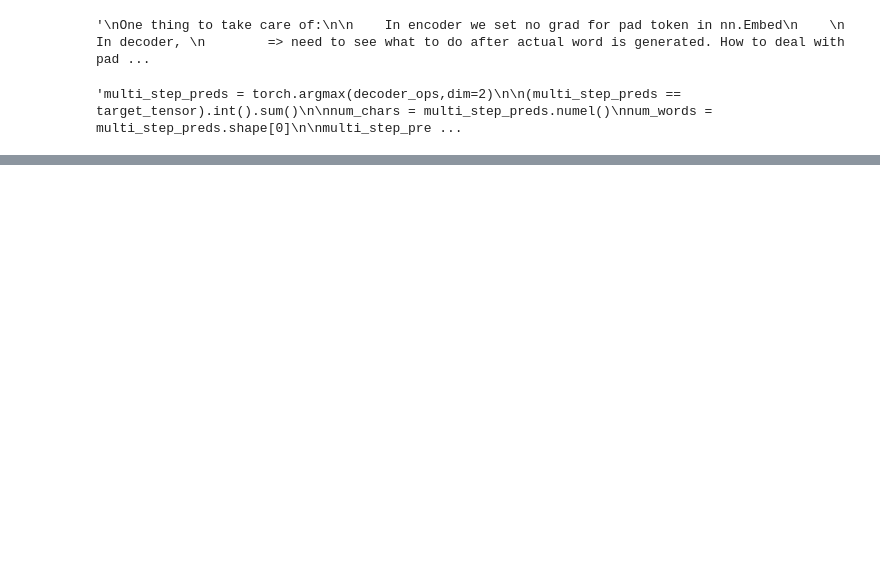
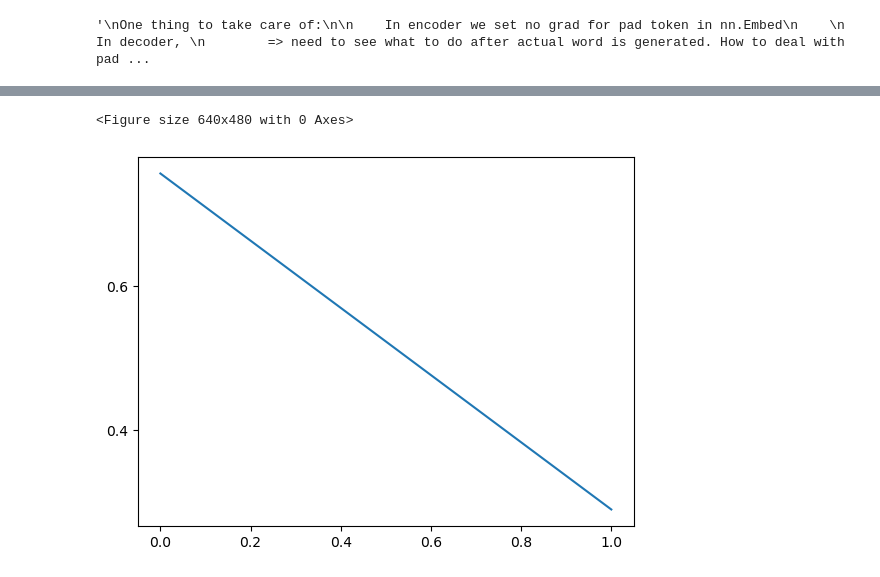
Before and after one commit to TMajestical/JV-Deep-Learning-Assignment3, a Jupyter notebook: JV CS23M036 DL PA3.ipynb, the cells around one changed output, grey strips where cells are left out. Saved outputs shown, nothing was run; the diff lists cells and outputs as text; code cells hidden in the pictures; blank space fills up the shorter version.

Commit message:
The Model is now learning, teacher forcing ratio added and bug fixes.

```diff
--- a/JV CS23M036 DL PA3.ipynb
+++ b/JV CS23M036 DL PA3.ipynb
@@ -437,5 +584,5 @@ def compute_accuracy(dataloader,encoder,decoder,padding_token_id,ignore_padding
 # %%
-def train(train_dataloader,valid_loader, encoder, decoder, n_epochs, learning_rate=0.001,print_every=100, plot_every=100,device='cpu'):
+def train(train_dataloader,valid_loader, encoder, decoder, n_epochs,loss_criterion = nn.NLLLoss(), learning_rate=0.001,teacher_forcing = False,teacher_forcing_ratio = 0,print_every=100, plot_every=100,device='cpu'):
 
     start = time.time()
     plot_losses = []
@@ -447,23 +594,26 @@ def train(train_dataloader,valid_loader, encoder, decoder, n_epochs, learning_ra
 
     lp = train_loader.dataset.lp
 
-    criterion = nn.NLLLoss().to(device)
+    criterion = loss_criterion.to(device)
 
     for epoch in tqdm(range(1, n_epochs + 1)):
-        loss = train_epoch(train_dataloader, encoder, decoder, encoder_optimizer, decoder_optimizer, criterion)
+
+        """if epoch/n_epochs > teacher_forcing_ratio:
+            teacher_forcing = False"""
+
+        loss = train_epoch(train_dataloader, encoder, decoder, encoder_optimizer, decoder_optimizer, criterion,teacher_forcing_ratio)
         print_loss_total += loss
         plot_loss_total += loss
+        val_loss,val_char_lvl_accuracy,val_word_level_accuracy = compute_accuracy(valid_loader,encoder,decoder,loss_criterion,padding_token_id = lp.source_char2id['<pad>'],end_token_id = lp.source_char2id['<end>'],ignore_padding=True,device=device)
 
-        val_char_lvl_accuracy,val_word_level_accuracy = compute_accuracy(valid_loader,encoder,decoder,padding_token_id = lp.source_char2id['<pad>'],ignore_padding=True,device=device)
-
-        print(f"Epoch {epoch}\t C-Val Acc : {val_char_lvl_accuracy}%\t W-Val Acc : {val_word_level_accuracy}%")
+        print(f"Epoch {epoch}\t Val Loss : {val_loss}\tC-Val Acc : {val_char_lvl_accuracy}%\t W-Val Acc : {val_word_level_accuracy}%")
 
         if epoch % print_every == 0:
             print_loss_avg = print_loss_total / print_every
             print_loss_total = 0
             #print('%s (%d %d%%) %.4f' % (timeSince(start, epoch / n_epochs),epoch, epoch / n_epochs * 100, print_loss_avg))
-            train_char_lvl_accuracy,train_word_level_accuracy = compute_accuracy(train_loader,encoder,decoder,padding_token_id = lp.source_char2id['<pad>'],ignore_padding=True,device=device)
-            print(f"Epoch {epoch}\t C-Train Acc : {train_char_lvl_accuracy}%\t W-Train Acc : {train_word_level_accuracy}%")
+            train_loss,train_char_lvl_accuracy,train_word_level_accuracy = compute_accuracy(train_loader,encoder,decoder,loss_criterion,padding_token_id = lp.source_char2id['<pad>'],end_token_id = lp.source_char2id['<end>'],ignore_padding=True,device=device)
+            print(f"Epoch {epoch}\t Train Loss : {train_loss}\t C-Train Acc : {train_char_lvl_accuracy}%\t W-Train Acc : {train_word_level_accuracy}%")
 
 
         if epoch % plot_every == 0:
@@ -472,29 +622,6 @@ def train(train_dataloader,valid_loader, encoder, decoder, n_epochs, learning_ra
             plot_loss_total = 0
 
     showPlot(plot_losses)
-# %%
-"""multi_step_preds = torch.argmax(decoder_ops,dim=2)
-
-(multi_step_preds ==  target_tensor).int().sum()
-
-num_chars = multi_step_preds.numel()
-num_words = multi_step_preds.shape[0]
-
-multi_step_pred_correctness = (multi_step_preds == target_tensor)
-
-
-adding_start = torch.argmax(target_tensor == 2,dim=1).to(device)
-mask = (torch.arange(target_tensor.size(1)).unsqueeze(0).to(device) >= padding_start.unsqueeze(1))
-word_level_accuracy = round(((torch.all(torch.logical_or(multi_step_pred_correctness,mask),dim=1).int().sum())/num_words).item()*100,2)
-
-complement_mask = (1-mask.int()).bool()
-num_pad_chars = mask.int().sum()
-num_non_pad_chars = num_chars - num_pad_chars
-
-multi_step_pred_correctness_for_non_pad_chars = torch.logical_and(multi_step_pred_correctness,complement_mask).int().sum()/num_non_pad_chars
-char_lvl_accuracy = round(multi_step_pred_correctness_for_non_pad_chars.item()*100, 2)"""
-# %% [output]
-'multi_step_preds = torch.argmax(decoder_ops,dim=2)\n\n(multi_step_preds ==  target_tensor).int().sum()\n\nnum_chars = multi_step_preds.numel()\nnum_words = multi_step_preds.shape[0]\n\nmulti_step_pre ...
 # %%
 def showPlot(points):
     plt.figure()
@@ -533,16 +682,25 @@ def evaluate(encoder, decoder, word, language_processor,device = "cpu"):
 input_size = len(list(train_lp.source_char2id.keys()))
 output_size = len(list(train_lp.target_char2id.keys()))
 
-hidden_size = 64
-batch_size = 32
+hidden_size = 128
+batch_size = 64
 
-num_encoder_layers = 1
-num_decoder_layers = 1
+num_encoder_layers = 2
+num_decoder_layers = 2
 
-bidirectional = False
+bidirectional = True
+teacher_forcing = True
+teacher_forcing_ratio = 0.3
 
-encoder = EncoderRNN(input_size, hidden_size,num_encoder_layers,bidirectional).to(device)
-decoder = DecoderRNN(hidden_size, output_size,train_lp.max_len+append_eos,start_token_id,num_decoder_layers,bidirectional).to(device)
+loss_criterion =  nn.CrossEntropyLoss(ignore_index=pad_token_id)
 
-train(train_loader,valid_loader, encoder, decoder, 3, print_every=3, plot_every=3,device=device)
+#loss_criterion = nn.NLLLoss(ignore_index=pad_token_id)
+#loss_criterion = nn.NLLLoss(ignore_index=pad_token_id)
+
+dropout=0.1
+
+encoder = EncoderRNN(input_size = input_size, hidden_size = hidden_size,num_layers=num_encoder_layers,bidirectional=bidirectional,padding_idx=pad_token_id,dropout_p=dropout).to(device)
+decoder = DecoderRNN(hidden_size = hidden_size, output_size = output_size,max_len = train_lp.max_len,start_token_id = start_token_id,num_layers = num_decoder_layers,bidirectional = bidirectional,padding_idx = None).to(device)
+
+train(train_loader,valid_loader, encoder, decoder, 10,loss_criterion=loss_criterion, print_every=3, plot_every=5,device=device,teacher_forcing = teacher_forcing,teacher_forcing_ratio=teacher_forcing_ratio)
 # %% [output]
@@ -553 +720,3 @@ Epoch 3  C-Train Acc : 48.11%    W-Train Acc : 0.07%
+<Figure size 640x480 with 0 Axes>
+[figure, added]
 # %%
```
Also changed, not shown: parts of 27 cells of this notebook.
